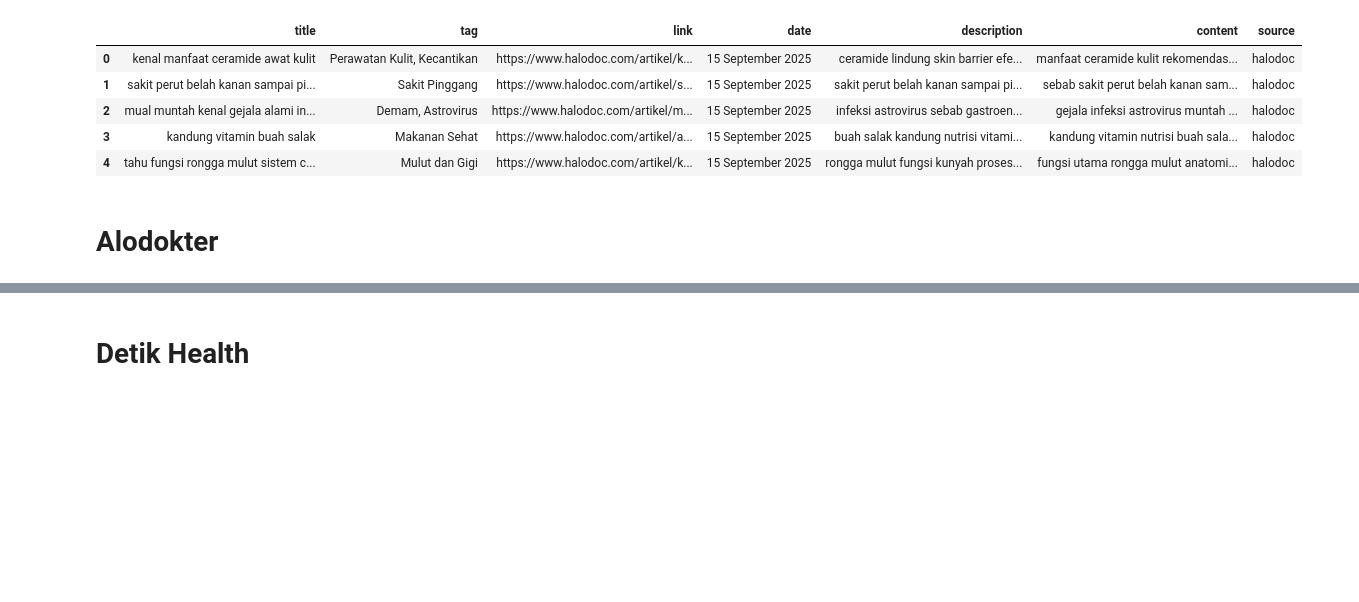
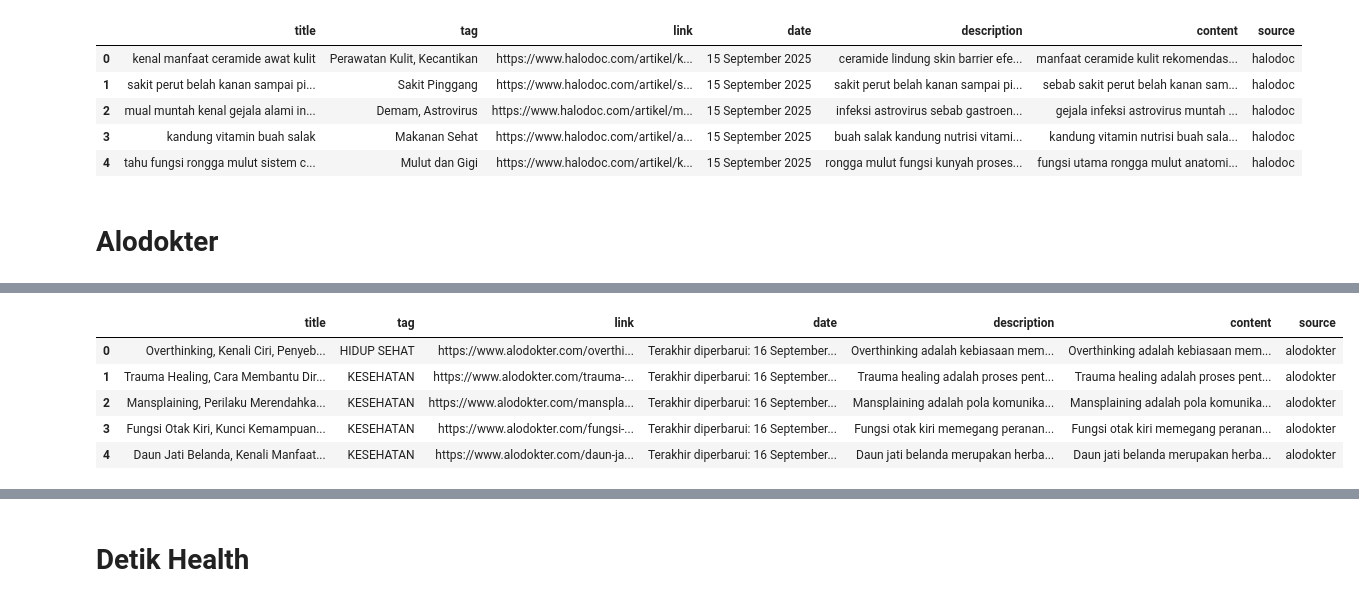
Before and after one commit to lituldust/information-retrieval-project, a Jupyter notebook: preprocessing.ipynb, the cells around one changed output, grey strips where cells are left out. Drawn from its saved outputs; the diff is of its cells as text; code cells hidden in the pictures; blank space fills up the shorter version.

Commit message:
feat: preprocessing alodokter

```diff
--- a/preprocessing.ipynb
+++ b/preprocessing.ipynb
@@ -377,4 +377,5 @@ halodoc_df.head()
 # %% [markdown]
 # Alodokter
 # %%
-# miripin sama yang sebelum"nya
+alodokter_df = pd.read_csv('artikel/alodokter.csv')
+alodokter_df.info()
@@ -380,0 +396,10 @@ halodoc_df.head()
+# %%
+alodokter_df['source'] = 'alodokter'
+alodokter_df.head()
+# %% [output]
+|  | title | tag | link | date | description | content | source |
+| 0 | Overthinking, Kenali Ciri, Penyeb... | HIDUP SEHAT | https://www.alodokter.com/overthi... | Terakhir diperbarui: 16 September... | Overthinking adalah kebiasaan mem... | Overthinking adalah kebiasaan mem... | alodokter |
+| 1 | Trauma Healing, Cara Membantu Dir... | KESEHATAN | https://www.alodokter.com/trauma-... | Terakhir diperbarui: 16 September... | Trauma healing adalah proses pent... | Trauma healing adalah proses pent... | alodokter |
+| 2 | Mansplaining, Perilaku Merendahka... | KESEHATAN | https://www.alodokter.com/manspla... | Terakhir diperbarui: 16 September... | Mansplaining adalah pola komunika... | Mansplaining adalah pola komunika... | alodokter |
+| 3 | Fungsi Otak Kiri, Kunci Kemampuan... | KESEHATAN | https://www.alodokter.com/fungsi-... | Terakhir diperbarui: 16 September... | Fungsi otak kiri memegang peranan... | Fungsi otak kiri memegang peranan... | alodokter |
+| 4 | Daun Jati Belanda, Kenali Manfaat... | KESEHATAN | https://www.alodokter.com/daun-ja... | Terakhir diperbarui: 16 September... | Daun jati belanda merupakan herba... | Daun jati belanda merupakan herba... | alodokter |
```
Also changed, not shown: parts of 9 cells of this notebook.
